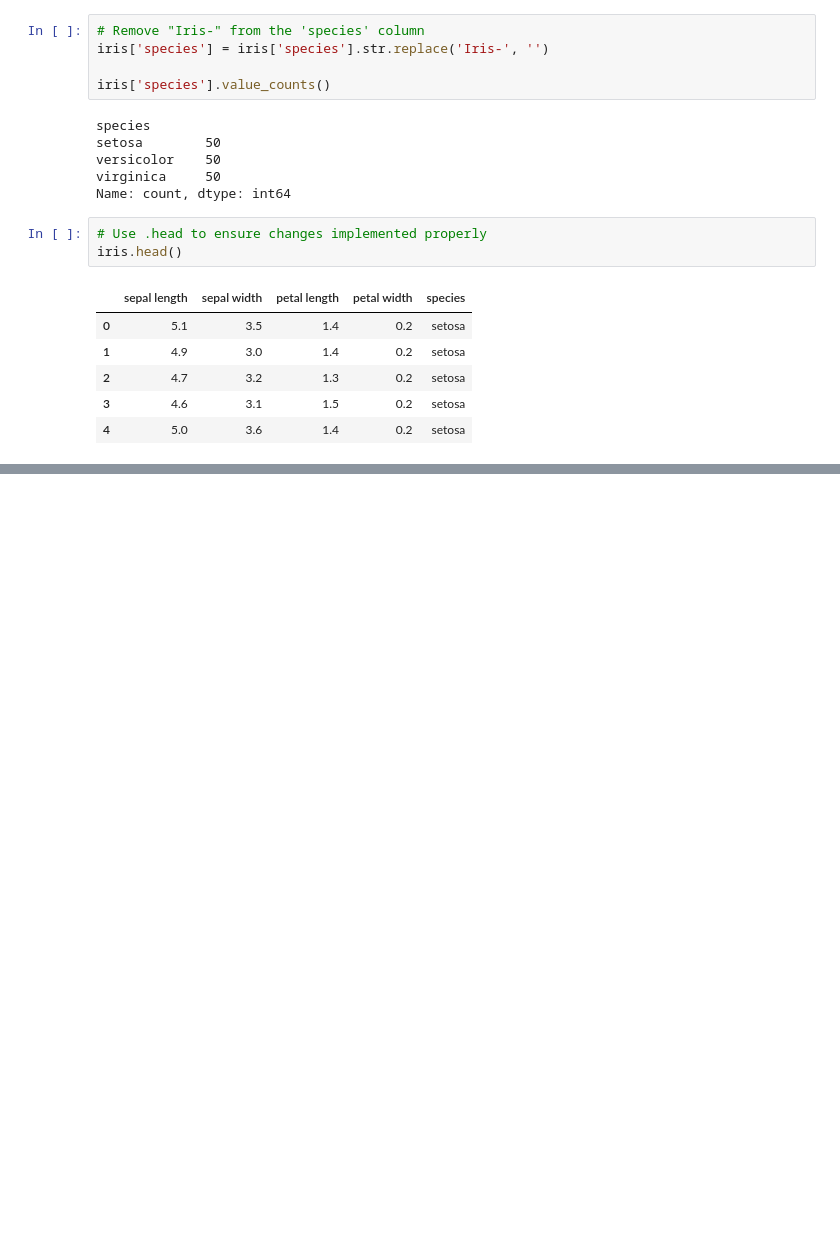
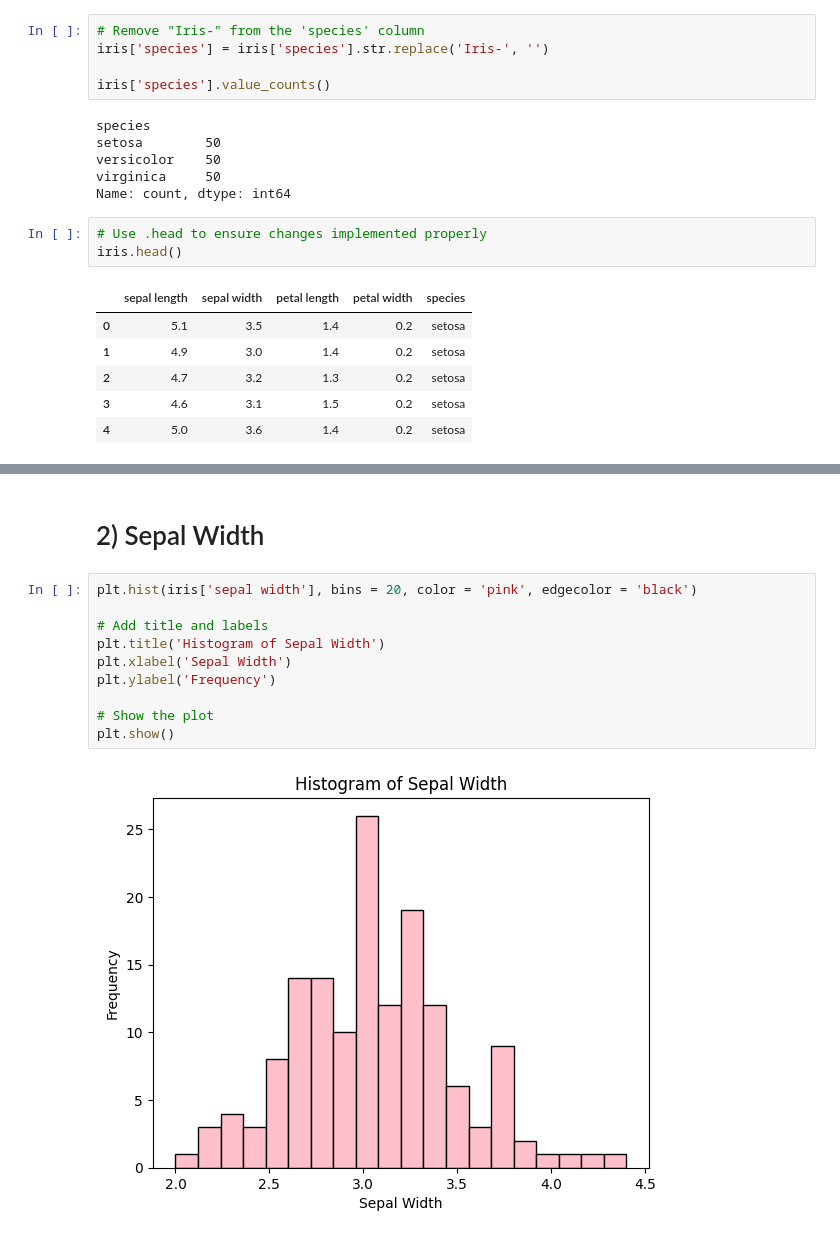
Before and after one commit to daveysull/pands-project, a Jupyter notebook: project.ipynb, the cells around one changed output, grey strips where cells are left out. Drawn from its saved outputs; the diff is of its cells as text; blank space fills up the shorter version.

```diff
--- a/project.ipynb
+++ b/project.ipynb
@@ -81,0 +111,14 @@ iris.head()
+# %% [markdown]
+# 2) Sepal Width
+# %%
+plt.hist(iris['sepal width'], bins = 20, color = 'pink', edgecolor = 'black')
+
+# Add title and labels
+plt.title('Histogram of Sepal Width')
+plt.xlabel('Sepal Width')
+plt.ylabel('Frequency')
+
+# Show the plot
+plt.show()
+# %% [output]
+[figure, added]
```
Also changed, not shown: parts of 9 cells of this notebook.
